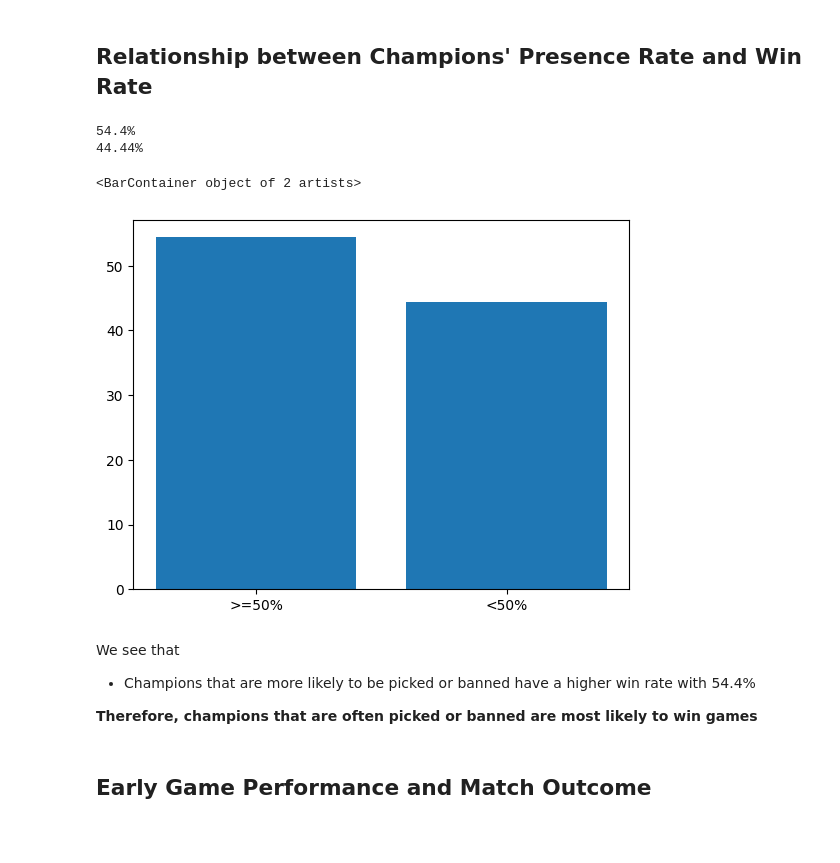
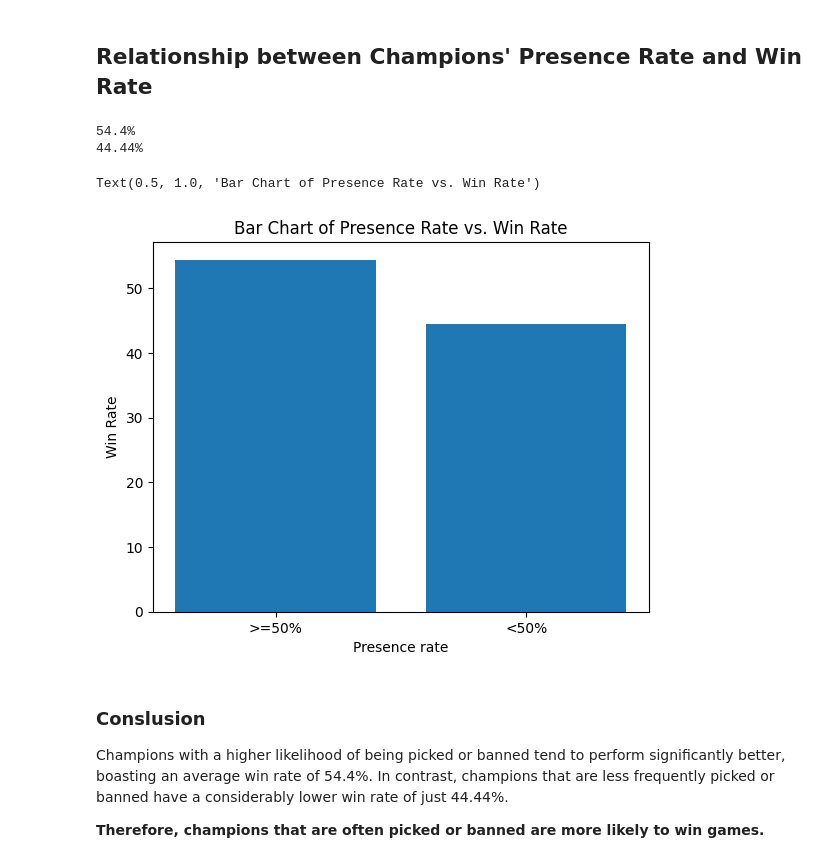
Before and after one commit to jdelreyes/csci-2000u, a Jupyter notebook: main.ipynb, the cells around one changed output. Drawn from its saved outputs; the diff is of its cells as text; code cells hidden in the pictures; blank space fills up the shorter version.

```diff
--- a/main.ipynb
+++ b/main.ipynb
@@ -173,19 +139,20 @@ h=df.hist(bins=8,figsize=(25,10),grid=True)
 # %%
 print(f"{round(df[df['Presence']>=50]['Winrate'].mean(),2)}%")
 print(f"{round(df[df['Presence']<50]['Winrate'].mean(),2)}%")
 
 data=[round(df[df['Presence']>=50]['Winrate'].mean(),2),round(df[df['Presence']<50]['Winrate'].mean(),2)]
 plt.bar(x=['>=50%','<50%'],height=data,label='Presence Rate')
+plt.xlabel('Presence rate')
+plt.ylabel('Win Rate')
+plt.title('Bar Chart of Presence Rate vs. Win Rate')
 # %% [output]
 54.4%
 44.44%
-<BarContainer object of 2 artists>
+Text(0.5, 1.0, 'Bar Chart of Presence Rate vs. Win Rate')
-[figure, old version]
+[figure, new version]
 # %% [markdown]
-We see that
+### Conslusion
 
-* Champions that are more likely to be picked or banned have a higher win rate with 54.4%
+Champions with a higher likelihood of being picked or banned tend to perform significantly better, boasting an average win rate of 54.4%. In contrast, champions that are less frequently picked or banned have a considerably lower win rate of just 44.44%.
 
-**Therefore, champions that are often picked or banned are most likely to win games**
+**Therefore, champions that are often picked or banned are more likely to win games.**
-# %% [markdown]
-## Early Game Performance and Match Outcome
```
Also changed, not shown: parts of 18 cells of this notebook.
